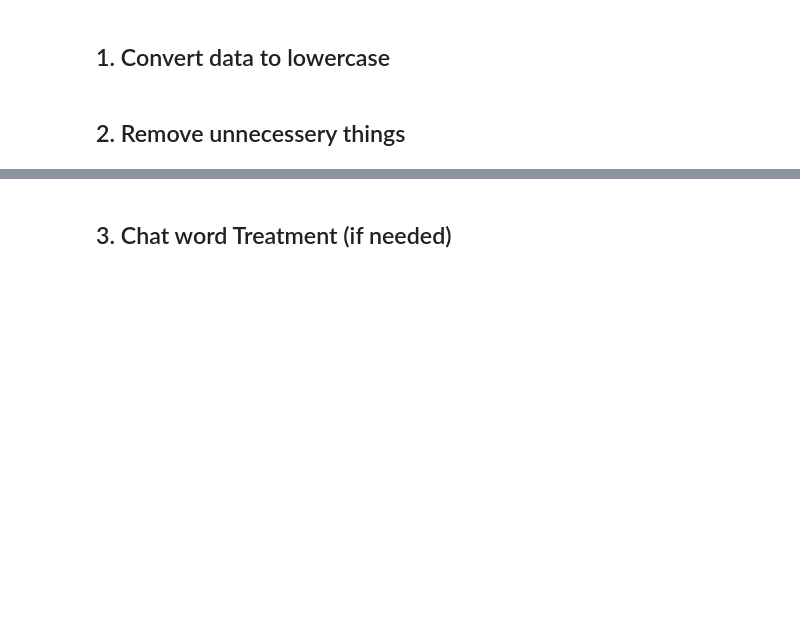
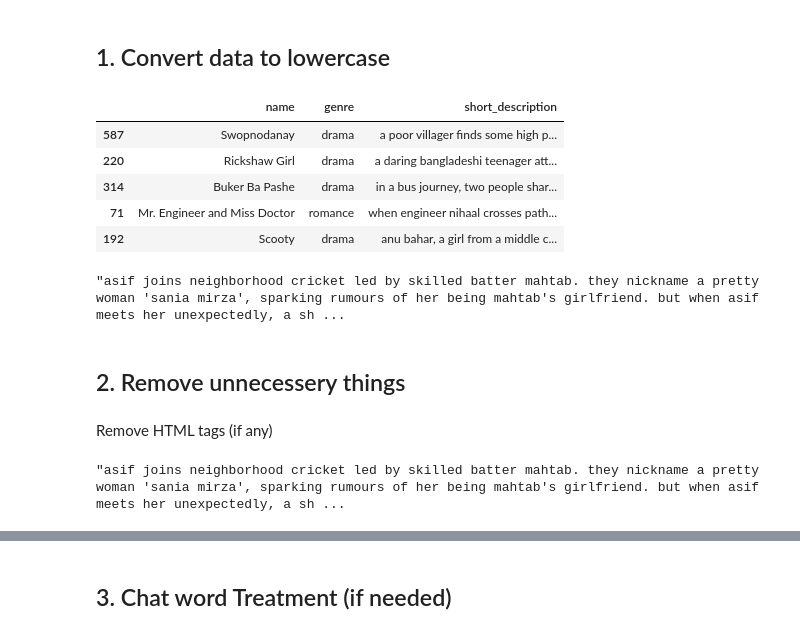
Before and after one commit to shartazkhan/nlp_fundamentals, a Jupyter notebook: NLP_Text_Preprocessing_2_on_custom_dataset.ipynb, the cells around one changed output, grey strips where cells are left out. Cells and saved outputs as stored; diff of their text form; code cells hidden in the pictures; blank space fills up the shorter version.

```diff
--- a/NLP_Text_Preprocessing_2_on_custom_dataset.ipynb
+++ b/NLP_Text_Preprocessing_2_on_custom_dataset.ipynb
@@ -112,5 +104,22 @@ df['short_description'][49]
 8.   Stemming / Lemmatization
 # %% [markdown]
 ## 1. Convert data to lowercase
+# %%
+df.loc[:, 'short_description'] = df['short_description'].str.lower()
+
+display(df.sample(5))
+# %% [output]
+|  | name | genre | short_description |
+| 587 | Swopnodanay | drama | a poor villager finds some high p... |
+| 220 | Rickshaw Girl | drama | a daring bangladeshi teenager att... |
+| 314 | Buker Ba Pashe | drama | in a bus journey, two people shar... |
+| 71 | Mr. Engineer and Miss Doctor | romance | when engineer nihaal crosses path... |
+| 192 | Scooty | drama | anu bahar, a girl from a middle c... |
+# %%
+df['short_description'][49]
+# %% [output]
+"asif joins neighborhood cricket led by skilled batter mahtab. they nickname a pretty woman 'sania mirza', sparking rumours of her being mahtab's girlfriend. but when asif meets her unexpectedly, a sh ...
 # %% [markdown]
 ## 2.   Remove unnecessery things
+# %% [markdown]
+Remove HTML tags (if any)
@@ -116,0 +134,4 @@ df['short_description'][49]
+# %%
+df['short_description'][49]
+# %% [output]
+"asif joins neighborhood cricket led by skilled batter mahtab. they nickname a pretty woman 'sania mirza', sparking rumours of her being mahtab's girlfriend. but when asif meets her unexpectedly, a sh ...
```
Also changed, not shown: parts of 27 cells of this notebook.
